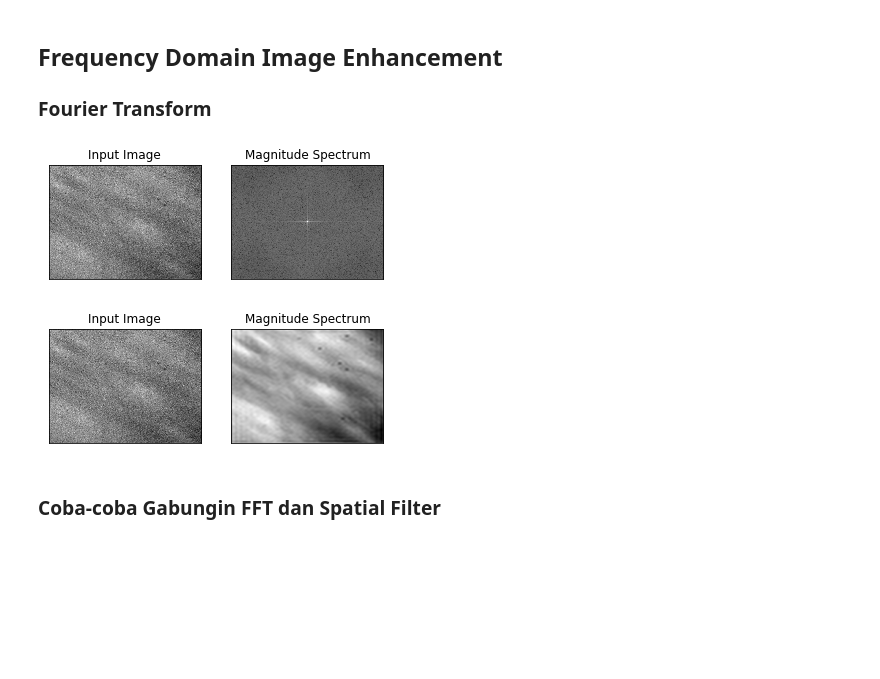
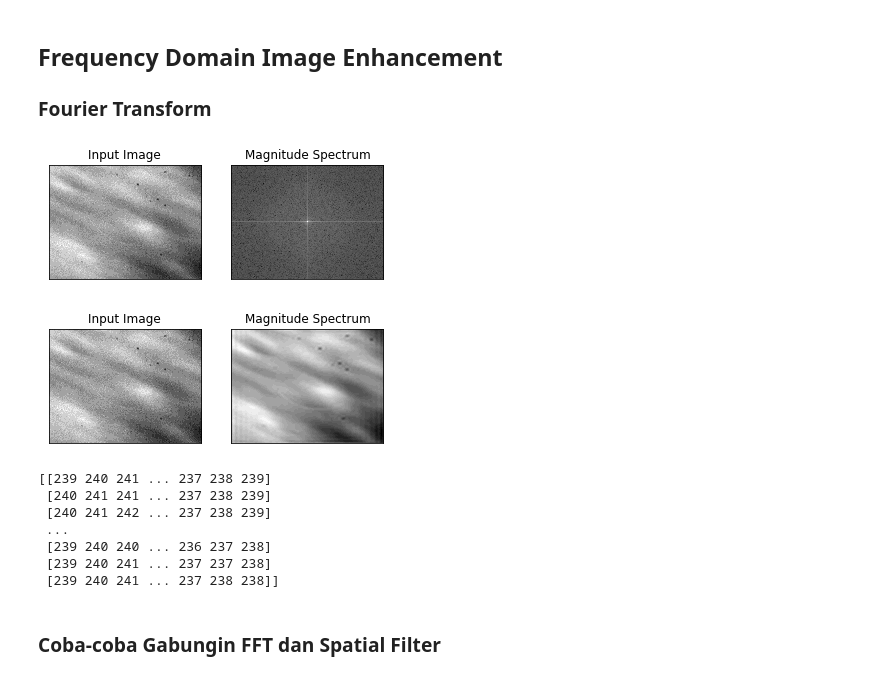
Before and after one commit to mhilmiasyrofi/hilal-detection, a Jupyter notebook: Experiment.ipynb, the cells around one changed output. Drawn from its saved outputs; the diff is of its cells as text; code cells hidden in the pictures; blank space fills up the shorter version.

```diff
--- a/Experiment.ipynb
+++ b/Experiment.ipynb
@@ -10,8 +10,10 @@ def showImage(img, im_name) :
     ax1.set_title(im_name)
     plt.imshow(img, cmap="gray" )
 # %%
-im_name = "data/frame.jpg"
-img = cv2.imread(im_name, 0)
+im_name = "data/stacked_image.jpg"
+# im_name = "data/frame.jpg"
+img = cv2.imread(im_name)
+img = cv2.cvtColor(img, cv2.COLOR_BGR2GRAY)
 # %%
 showImage(img, "Gambar Asli")
 # %% [output]
@@ -66,28 +68,40 @@ plt.subplot(122),plt.imshow(magnitude_spectrum, cmap = 'gray')
 plt.title('Magnitude Spectrum'), plt.xticks([]), plt.yticks([])
 plt.show()
 # %% [output]
-[figure, old version]
+[figure, new version]
 # %%
 rows, cols = img.shape
 crow,ccol = int(rows/2) , int(cols/2)
 
 # create a mask first, center square is 1, remaining all zeros
 mask = np.zeros((rows,cols,2),np.uint8)
 mask[crow-30:crow+30, ccol-30:ccol+30] = 1
 
 # apply mask and inverse DFT
 fshift = dft_shift*mask
 f_ishift = np.fft.ifftshift(fshift)
 img_back = cv2.idft(f_ishift)
 img_back = cv2.magnitude(img_back[:,:,0],img_back[:,:,1])
 
+img_back = img_back.astype(np.float32) / img_back.max()
+img_back = 255 * img_back  # Now scale by 255
+img_back = img_back.astype(np.uint8)
+
 plt.subplot(121),plt.imshow(img, cmap = 'gray')
 plt.title('Input Image'), plt.xticks([]), plt.yticks([])
 plt.subplot(122),plt.imshow(img_back, cmap = 'gray')
 plt.title('Magnitude Spectrum'), plt.xticks([]), plt.yticks([])
 plt.show()
+print(img_back)
 # %% [output]
-[figure, old version]
+[figure, new version]
+[[239 240 241 ... 237 238 239]
+ [240 241 241 ... 237 238 239]
+ [240 241 242 ... 237 238 239]
+ ...
+ [239 240 240 ... 236 237 238]
+ [239 240 241 ... 237 237 238]
+ [239 240 241 ... 237 238 238]]
 # %% [markdown]
 ### Coba-coba Gabungin FFT dan Spatial Filter
 # %%
```
Also changed, not shown: parts of 2 cells of this notebook.
